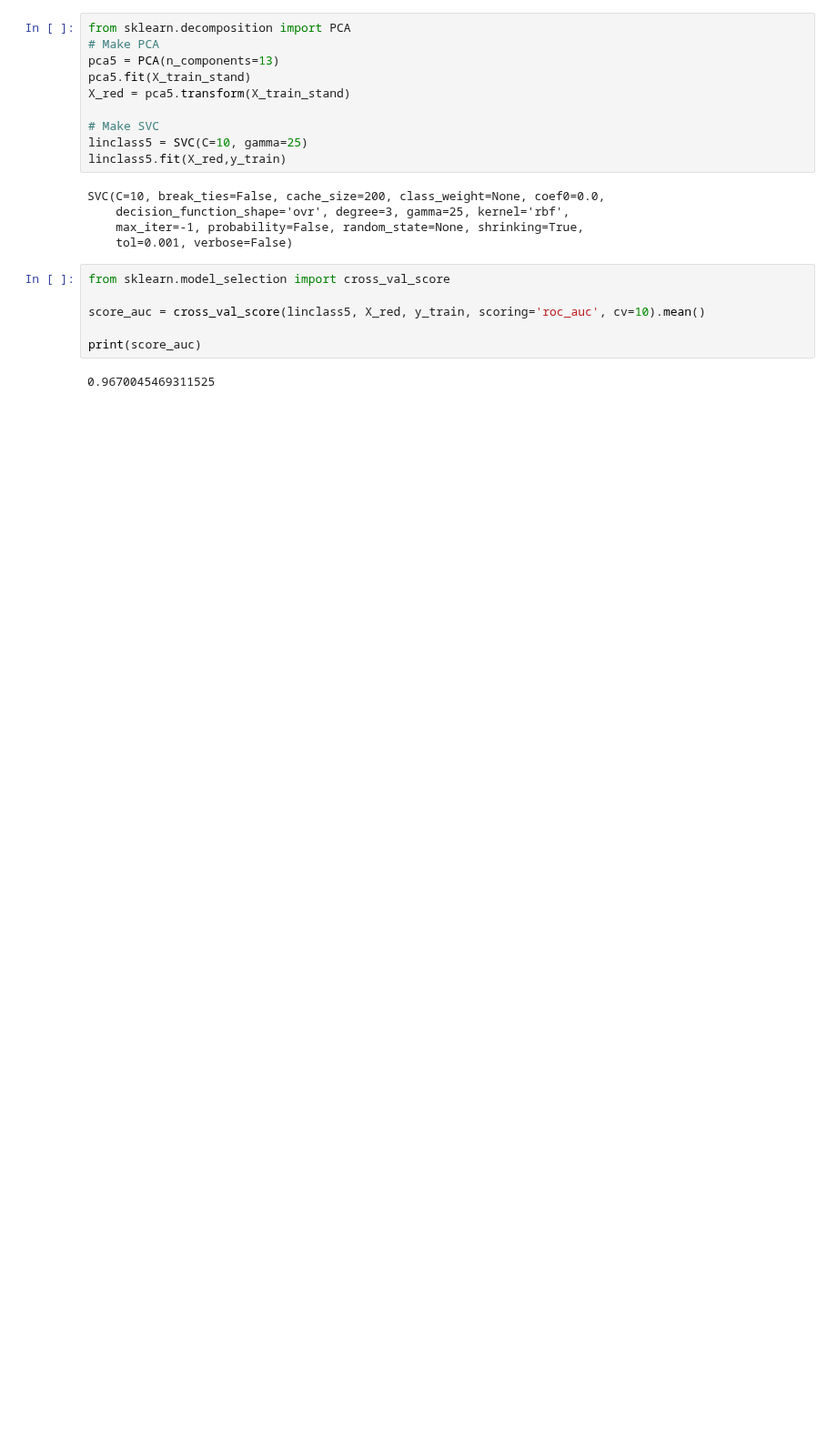
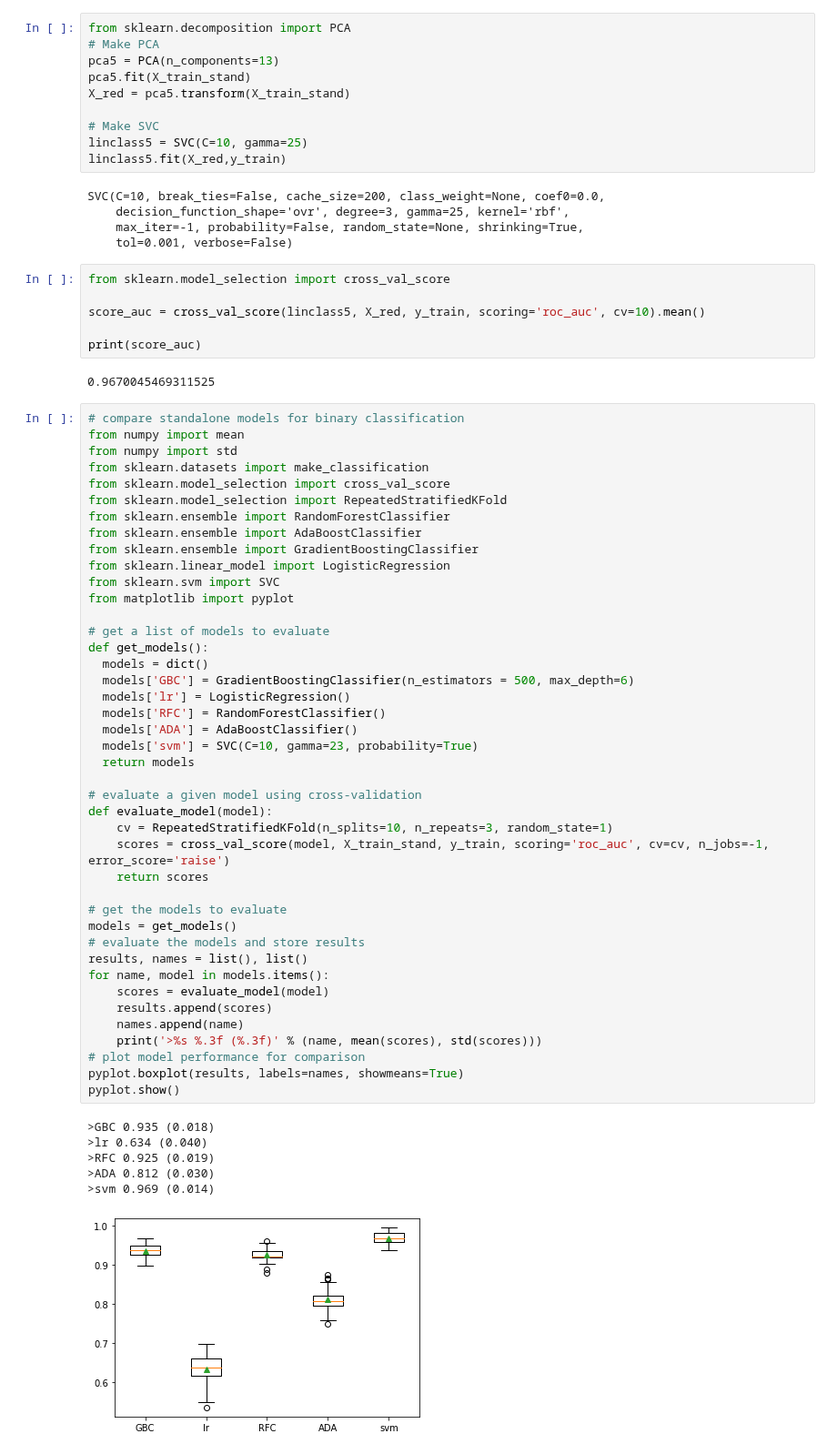
Before and after one commit to CallensToon/Machine_Learning_course_UGent_D012554_kaggle, a Jupyter notebook: Eye blinking prediction.ipynb, the cells around one changed output. Shown at 91% size. Cells and saved outputs as stored; diff of their text form; blank space fills up the shorter version.

```diff
--- a/Eye blinking prediction.ipynb
+++ b/Eye blinking prediction.ipynb
@@ -1025,3 +1027,52 @@ score_auc = cross_val_score(linclass5, X_red, y_train, scoring='roc_auc', cv=10)
 print(score_auc)
 # %% [output]
 0.9670045469311525
+# %%
+# compare standalone models for binary classification
+from numpy import mean
+from numpy import std
+from sklearn.datasets import make_classification
+from sklearn.model_selection import cross_val_score
+from sklearn.model_selection import RepeatedStratifiedKFold
+from sklearn.ensemble import RandomForestClassifier
+from sklearn.ensemble import AdaBoostClassifier
+from sklearn.ensemble import GradientBoostingClassifier
+from sklearn.linear_model import LogisticRegression
+from sklearn.svm import SVC
+from matplotlib import pyplot
+
+# get a list of models to evaluate
+def get_models():
+  models = dict()
+  models['GBC'] = GradientBoostingClassifier(n_estimators = 500, max_depth=6)
+  models['lr'] = LogisticRegression()
+  models['RFC'] = RandomForestClassifier()
+  models['ADA'] = AdaBoostClassifier()
+  models['svm'] = SVC(C=10, gamma=23, probability=True)
+  return models
+
+# evaluate a given model using cross-validation
+def evaluate_model(model):
+	cv = RepeatedStratifiedKFold(n_splits=10, n_repeats=3, random_state=1)
+	scores = cross_val_score(model, X_train_stand, y_train, scoring='roc_auc', cv=cv, n_jobs=-1, error_score='raise')
+	return scores
+
+# get the models to evaluate
+models = get_models()
+# evaluate the models and store results
+results, names = list(), list()
+for name, model in models.items():
+	scores = evaluate_model(model)
+	results.append(scores)
+	names.append(name)
+	print('>%s %.3f (%.3f)' % (name, mean(scores), std(scores)))
+# plot model performance for comparison
+pyplot.boxplot(results, labels=names, showmeans=True)
+pyplot.show()
+# %% [output]
+>GBC 0.935 (0.018)
+>lr 0.634 (0.040)
+>RFC 0.925 (0.019)
+>ADA 0.812 (0.030)
+>svm 0.969 (0.014)
+[figure, added]
```
Also changed, not shown: parts of 5 cells of this notebook.
